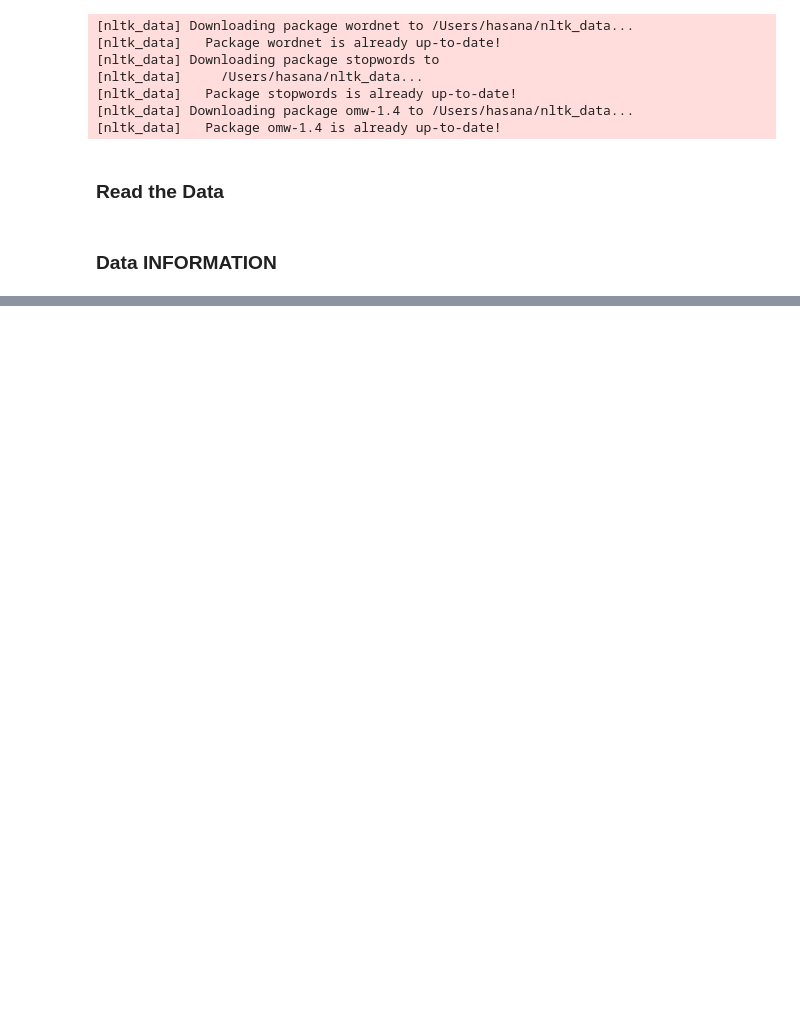
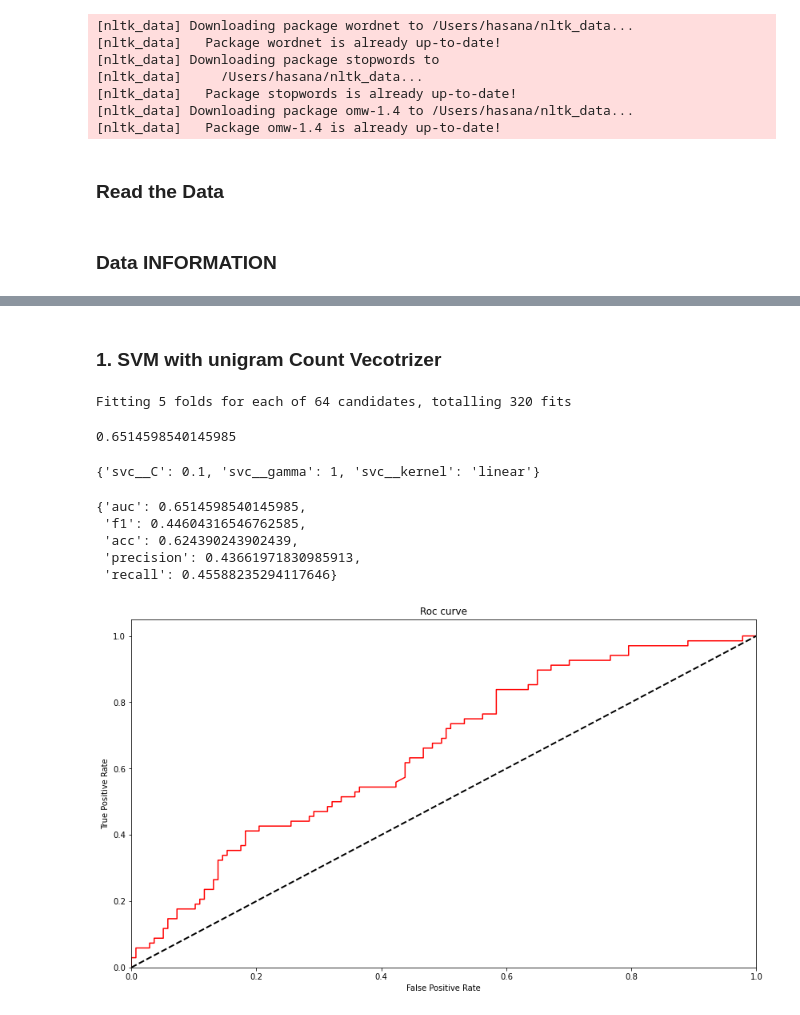
Before and after one commit to thayeylolu/project31, a Jupyter notebook: notebook/preprocess.ipynb, the cells around one changed output, grey strips where cells are left out. Drawn from its saved outputs; the diff is of its cells as text; code cells hidden in the pictures; blank space fills up the shorter version.

```diff
--- a/notebook/preprocess.ipynb
+++ b/notebook/preprocess.ipynb
@@ -65,2 +67,4 @@ data = pd.read_csv('../data/tweet_data.csv')
+# %%
+train_data =  pd.read_csv('../data/train.csv')
 # %% [markdown]
 ### Data INFORMATION
@@ -387,0 +253,6 @@ plt.title("Abortion: Number of tweet in Users", y=1.02);
+# %%
+train, test = train_test_split(train_data, test_size=0.2, random_state=1)
+X_train = train['clean_tweet'].values
+X_test = test['clean_tweet'].values
+y_train = train['sentiments']
+y_test = test['sentiments']
@@ -387,0 +304,52 @@ plt.title("Abortion: Number of tweet in Users", y=1.02);
+# %% [markdown]
+### 1. SVM with unigram Count Vecotrizer
+# %%
+
+vectorizer_ngram = CountVectorizer(analyzer = 'word',lowercase = True,ngram_range=(1, 1))
+kfolds = StratifiedKFold(n_splits=5, shuffle=True, random_state=1)
+
+pipeline_svm = make_pipeline(vectorizer_ngram,
+                            SVC(probability=True, kernel="linear", class_weight="balanced"))
+
+grid_svm = GridSearchCV(pipeline_svm,
+                    param_grid = {'svc__C': [0.01, 0.1, 0.5, 1],
+                                    'svc__kernel': ['rbf', 'poly', 'sigmoid', 'linear'],
+                                    'svc__gamma': [1,0.1,0.01,0.001],},
+                    cv = kfolds,
+                    scoring="roc_auc",
+                    verbose=1,
+                    n_jobs=-1)
+
+grid_svm.fit(X_train, y_train)
+grid_svm.score(X_test, y_test)
+# %% [output]
+Fitting 5 folds for each of 64 candidates, totalling 320 fits
+0.6514598540145985
+# %%
+grid_svm.best_params_
+# %% [output]
+{'svc__C': 0.1, 'svc__gamma': 1, 'svc__kernel': 'linear'}
+# %%
+report_results(grid_svm.best_estimator_, X_test, y_test)
+# %% [output]
+{'auc': 0.6514598540145985,
+ 'f1': 0.44604316546762585,
+ 'acc': 0.624390243902439,
+ 'precision': 0.43661971830985913,
+ 'recall': 0.45588235294117646}
+# %%
+
+roc_svm = get_roc_curve(grid_svm.best_estimator_, X_test, y_test)
+# %%
+fpr, tpr = roc_svm
+plt.figure(figsize=(14,8))
+plt.plot(fpr, tpr, color="red")
+plt.plot([0, 1], [0, 1], color='black', lw=2, linestyle='--')
+plt.xlim([0.0, 1.0])
+plt.ylim([0.0, 1.05])
+plt.xlabel('False Positive Rate')
+plt.ylabel('True Positive Rate')
+plt.title('Roc curve')
+plt.show()
+# %% [output]
+[figure, added]
```
Also changed, not shown: parts of 93 cells of this notebook.
